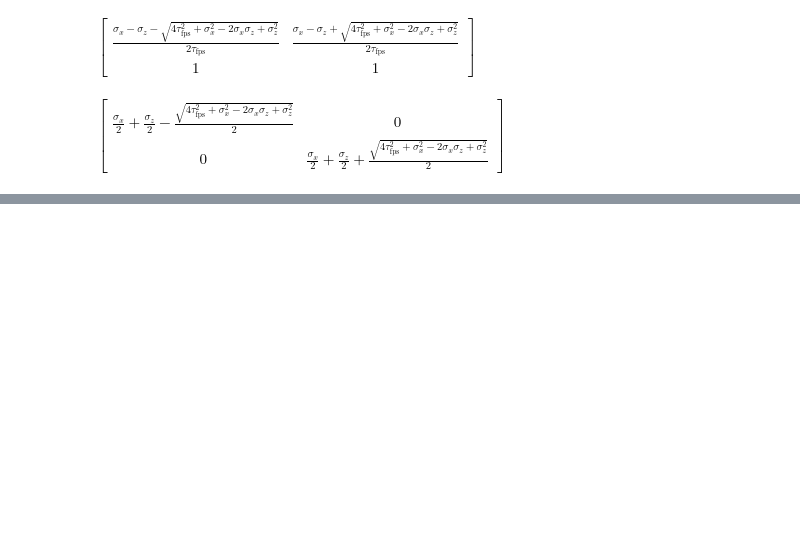
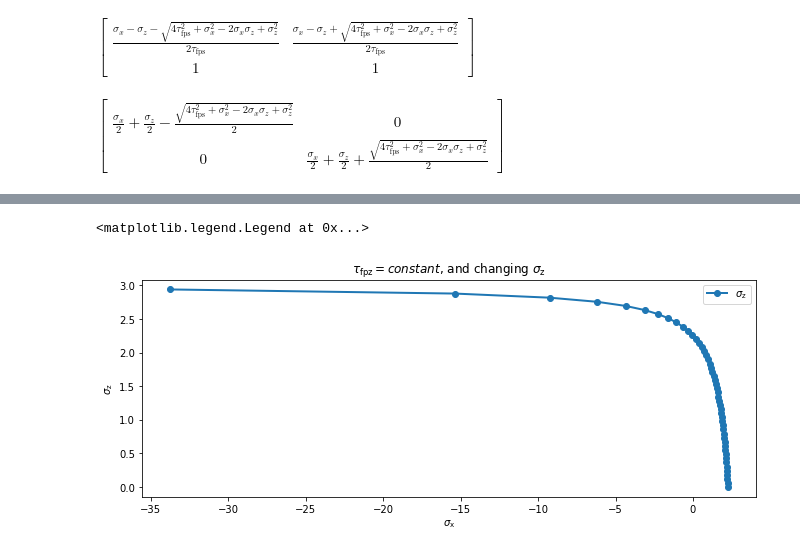
Before and after one commit to bmcs-group/bmcs_shear_zone, a Jupyter notebook: notebooks/fib/crack_orientation_sigma_z.ipynb, the cells around one changed output, grey strips where cells are left out. Cells and saved outputs as stored; diff of their text form; code cells hidden in the pictures; blank space fills up the shorter version.

```diff
--- a/notebooks/fib/crack_orientation_sigma_z.ipynb
+++ b/notebooks/fib/crack_orientation_sigma_z.ipynb
@@ -22,0 +49,3 @@ $\displaystyle \left[\begin{matrix}\frac{\sigma_{x}}{2} + \frac{\sigma_{z}}{2} -
+# %%
+subs_sigma_x = sp.solve({D_xz[0,0] - f_ct}, {sigma_x})[0]
+subs_sigma_x
@@ -22,0 +54,3 @@ $\displaystyle \left[\begin{matrix}\frac{\sigma_{x}}{2} + \frac{\sigma_{z}}{2} -
+# %%
+sigma_xf = sigma_xz.subs(subs_sigma_x)
+sigma_xf
@@ -50,0 +99,10 @@ plt.savefig("D:\Shear zones\Python plots\Angle of orientation with crack paralle
+# %%
+import matplotlib.pylab as plt
+_, ax1 = plt.subplots(1, 1, figsize=(11,4))
+ax1.plot(sigma_x,  sigma_z, 'o-', lw= 2, label = r'$\sigma_{\mathrm{z}}}$')
+ax1.set_xlabel(r'$\sigma_{\mathrm{x}}$'); ax1.set_ylabel(r'$\sigma_{\mathrm{z}}$');
+ax1.set_title(r'$\tau_{\mathrm{fpz}} = constant$, and changing $\sigma_{\mathrm{z}}$')
+ax1.legend()
+# %% [output]
+<matplotlib.legend.Legend at 0x...>
+[figure, added]
```
Also changed, not shown: parts of 19 cells of this notebook, 1 other file.
